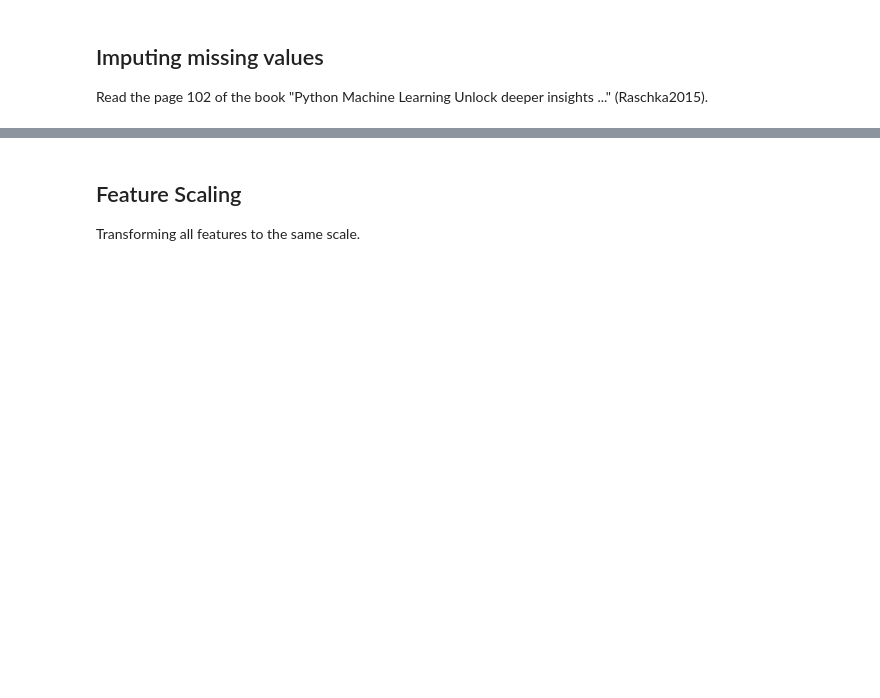
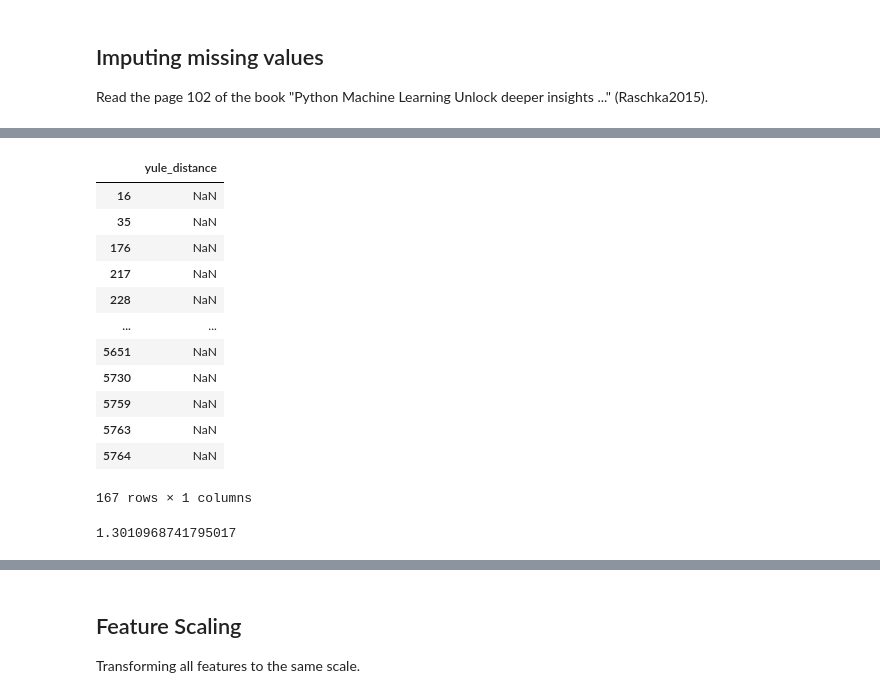
Before and after one commit to sorice/2017paraphrasebsent, a Jupyter notebook: 03.4-Scaling-and-Reducing-the-Data.ipynb, the cells around one changed output, grey strips where cells are left out. Cells and saved outputs as stored; diff of their text form; code cells hidden in the pictures; blank space fills up the shorter version.

```diff
--- a/03.4-Scaling-and-Reducing-the-Data.ipynb
+++ b/03.4-Scaling-and-Reducing-the-Data.ipynb
@@ -91,0 +109,20 @@ x2.mean()
+# %%
+#Replacing, but still problems
+df.replace(np.nan, df.mean(), inplace=True)
+col_mask=df.isnull().any(axis=0)
+row_mask=df.isnull().any(axis=1)
+df.loc[row_mask,col_mask]
+# %% [output]
+|  | yule_distance |
+| 16 | NaN |
+| 35 | NaN |
+| 176 | NaN |
+| 217 | NaN |
+| 228 | NaN |
+| ... | ... |
+| 5651 | NaN |
+| 5730 | NaN |
+| 5759 | NaN |
+| 5763 | NaN |
+| 5764 | NaN |
+167 rows × 1 columns
@@ -91,0 +135,8 @@ x2.mean()
+# %%
+#Replacing inf and -inf by the mean of the rest of the values
+is_inf = df.yule_distance == np.inf
+is_ninf = df.yule_distance == -np.inf
+yule_mean = df.yule_distance[~is_inf & ~is_ninf].mean()
+print(yule_mean)
+# %% [output]
+1.3010968741795017
```
Also changed, not shown: parts of 45 cells of this notebook, 1 other file.
